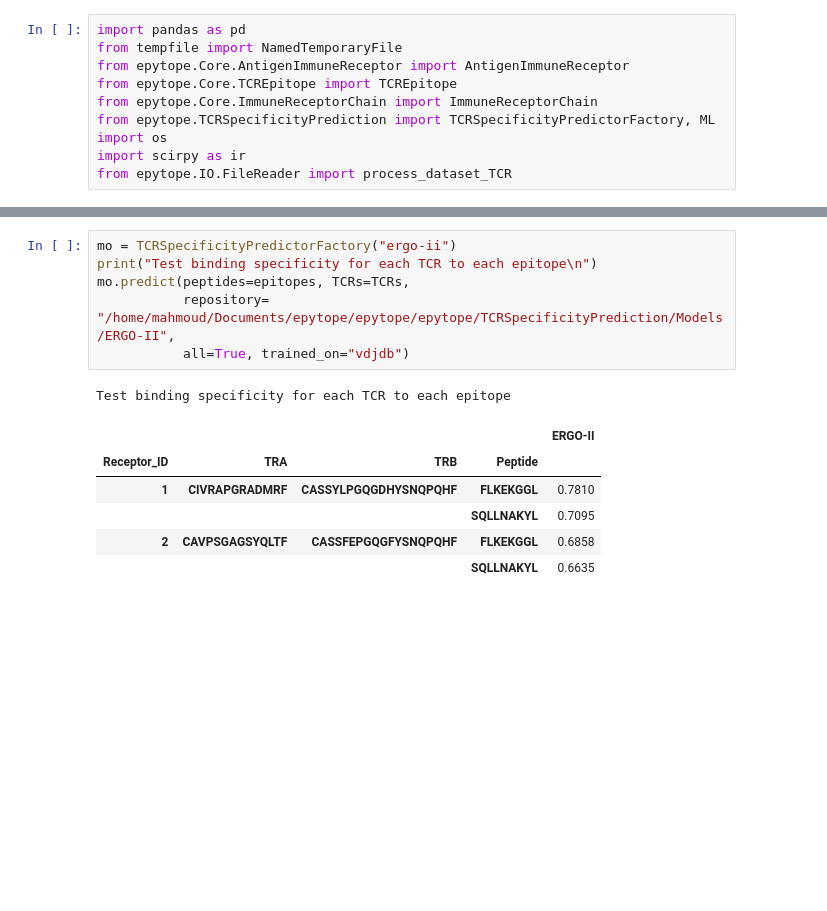
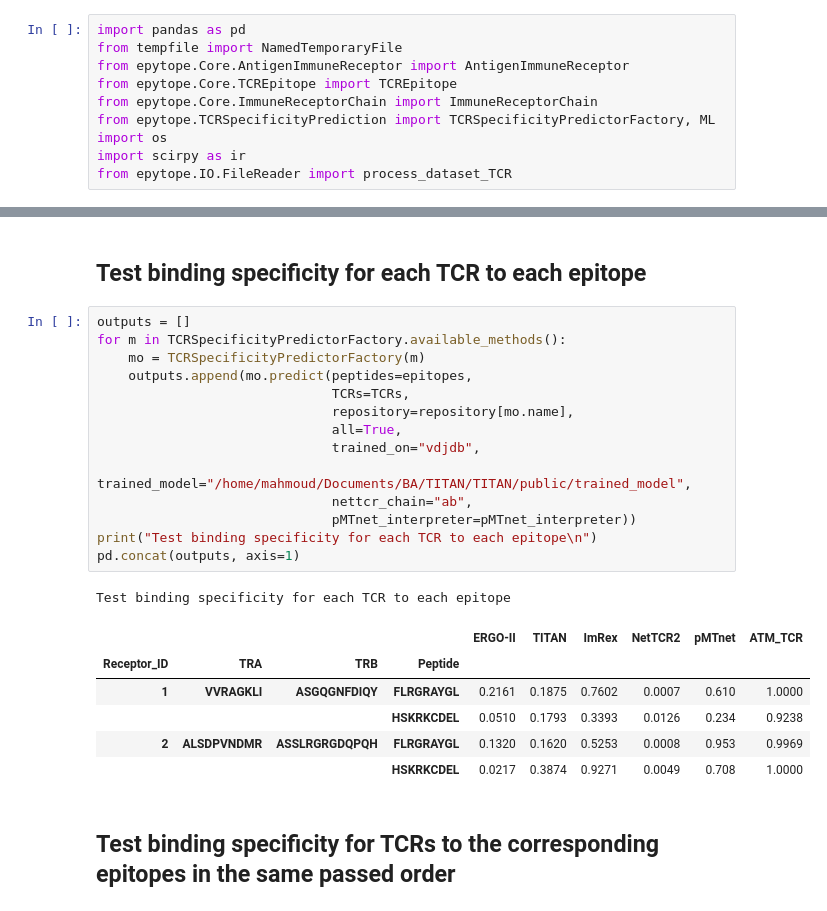
Before and after one commit to SchubertLab/epytope, a Jupyter notebook: Demo.ipynb, the cells around one changed output, grey strips where cells are left out. Cells and saved outputs as stored; diff of their text form; blank space fills up the shorter version.

```diff
--- a/Demo.ipynb
+++ b/Demo.ipynb
@@ -38,16 +52,28 @@ ergo-ii
+# %% [markdown]
+## Test binding specificity for each TCR to each epitope
 # %%
-mo = TCRSpecificityPredictorFactory("ergo-ii")
+outputs = []
+for m in TCRSpecificityPredictorFactory.available_methods():
+    mo = TCRSpecificityPredictorFactory(m)
+    outputs.append(mo.predict(peptides=epitopes,
+                              TCRs=TCRs,
+                              repository=repository[mo.name],
+                              all=True,
+                              trained_on="vdjdb",
+                              trained_model="/home/mahmoud/Documents/BA/TITAN/TITAN/public/trained_model",
+                              nettcr_chain="ab",
+                              pMTnet_interpreter=pMTnet_interpreter))
 print("Test binding specificity for each TCR to each epitope\n")
-mo.predict(peptides=epitopes, TCRs=TCRs,
-           repository= "/home/mahmoud/Documents/epytope/epytope/epytope/TCRSpecificityPrediction/Models/ERGO-II",
-           all=True, trained_on="vdjdb")
+pd.concat(outputs, axis=1)
 # %% [output]
 Test binding specificity for each TCR to each epitope
-|  |  |  |  | ERGO-II |
-| Receptor_ID | TRA | TRB | Peptide |  |
-| 1 | CIVRAPGRADMRF | CASSYLPGQGDHYSNQPQHF | FLKEKGGL | 0.7810 |
-|  |  |  | SQLLNAKYL | 0.7095 |
-| 2 | CAVPSGAGSYQLTF | CASSFEPGQGFYSNQPQHF | FLKEKGGL | 0.6858 |
-|  |  |  | SQLLNAKYL | 0.6635 |
+|  |  |  |  | ERGO-II | TITAN | ImRex | NetTCR2 | pMTnet | ATM_TCR |
+| Receptor_ID | TRA | TRB | Peptide |  |  |  |  |  |  |
+| 1 | VVRAGKLI | ASGQGNFDIQY | FLRGRAYGL | 0.2161 | 0.1875 | 0.7602 | 0.0007 | 0.610 | 1.0000 |
+|  |  |  | HSKRKCDEL | 0.0510 | 0.1793 | 0.3393 | 0.0126 | 0.234 | 0.9238 |
+| 2 | ALSDPVNDMR | ASSLRGRGDQPQH | FLRGRAYGL | 0.1320 | 0.1620 | 0.5253 | 0.0008 | 0.953 | 0.9969 |
+|  |  |  | HSKRKCDEL | 0.0217 | 0.3874 | 0.9271 | 0.0049 | 0.708 | 1.0000 |
+# %% [markdown]
+## Test binding specificity for TCRs to the corresponding epitopes in the same passed order
 # %%
 print("Test binding specificity for TCRs to the corresponding epitopes in the same passed order\n\n")
```
Also changed, not shown: parts of 14 cells of this notebook, 22 other files.
